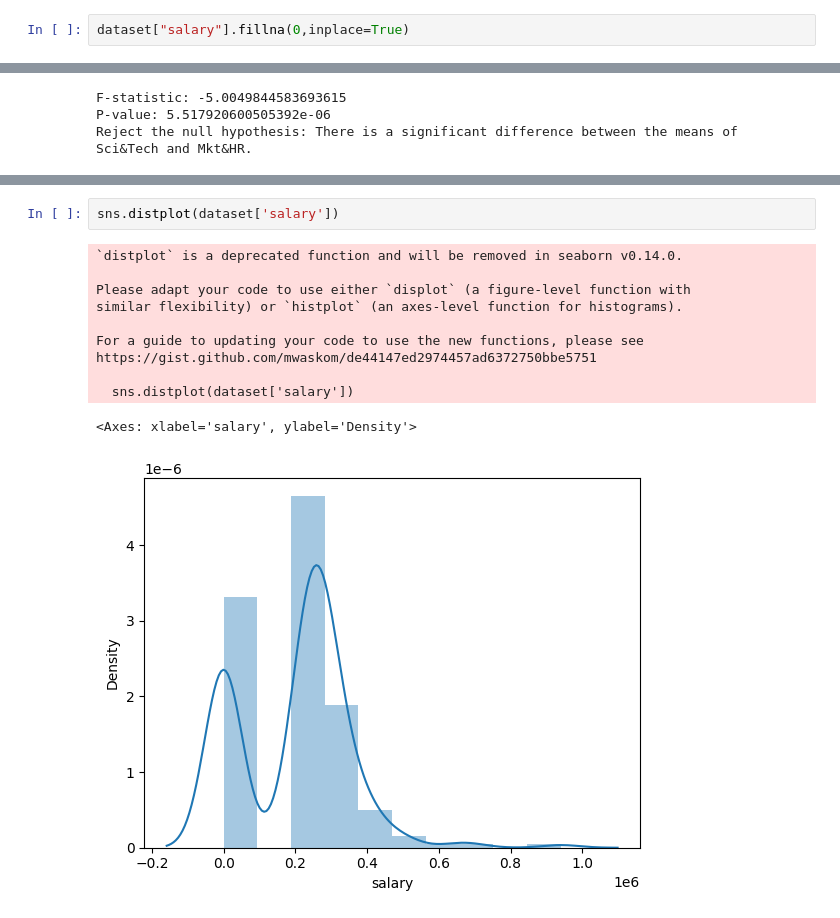
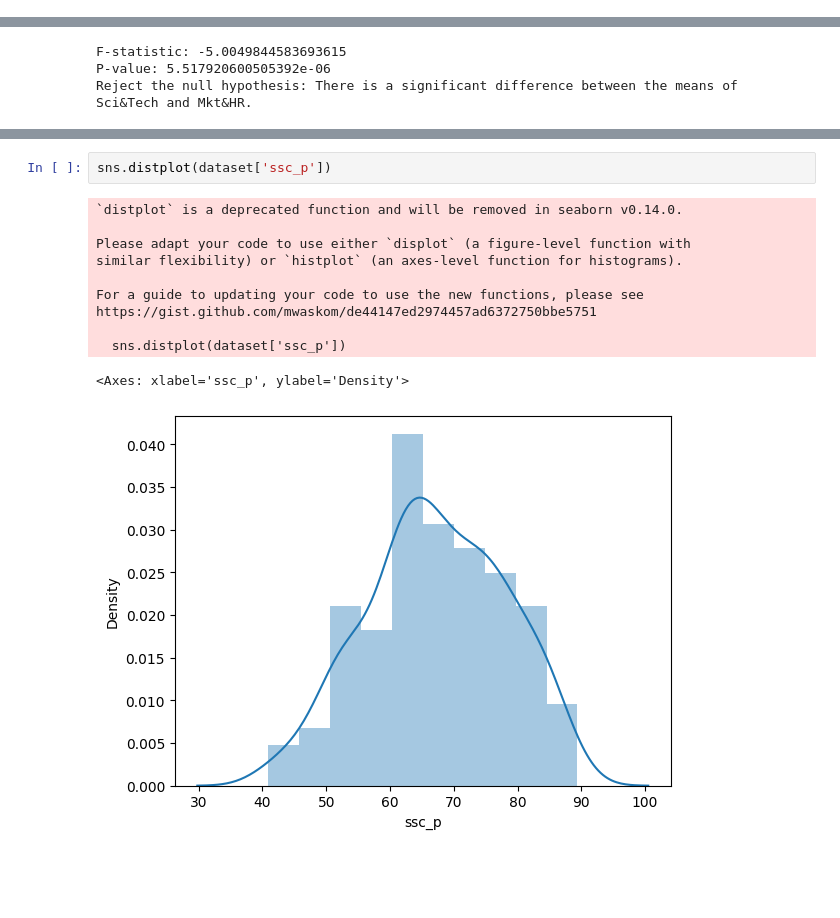
Before and after one commit to AIHemalatha/Data-science-Assignment, a Jupyter notebook: Assignment1.ipynb, the cells around one changed output, grey strips where cells are left out. Drawn from its saved outputs; the diff is of its cells as text; blank space fills up the shorter version.

```diff
--- a/Assignment1.ipynb
+++ b/Assignment1.ipynb
@@ -52,5 +52,3 @@ mba_p              0
 status             0
 salary            67
 dtype: int64
-# %%
-dataset["salary"].fillna(0,inplace=True)
@@ -400,14 +456,14 @@ plt.show()
 # %%
-sns.distplot(dataset['salary'])
+sns.distplot(dataset['ssc_p'])
 # %% [output]
 `distplot` is a deprecated function and will be removed in seaborn v0.14.0.
 
 Please adapt your code to use either `displot` (a figure-level function with
 similar flexibility) or `histplot` (an axes-level function for histograms).
 
 For a guide to updating your code to use the new functions, please see
 https://gist.github.com/mwaskom/de44147ed2974457ad6372750bbe5751
 
-  sns.distplot(dataset['salary'])
+  sns.distplot(dataset['ssc_p'])
-<Axes: xlabel='salary', ylabel='Density'>
+<Axes: xlabel='ssc_p', ylabel='Density'>
-[figure, old version]
+[figure, new version]
```
Also changed, not shown: parts of 20 cells of this notebook, 1 other file.
